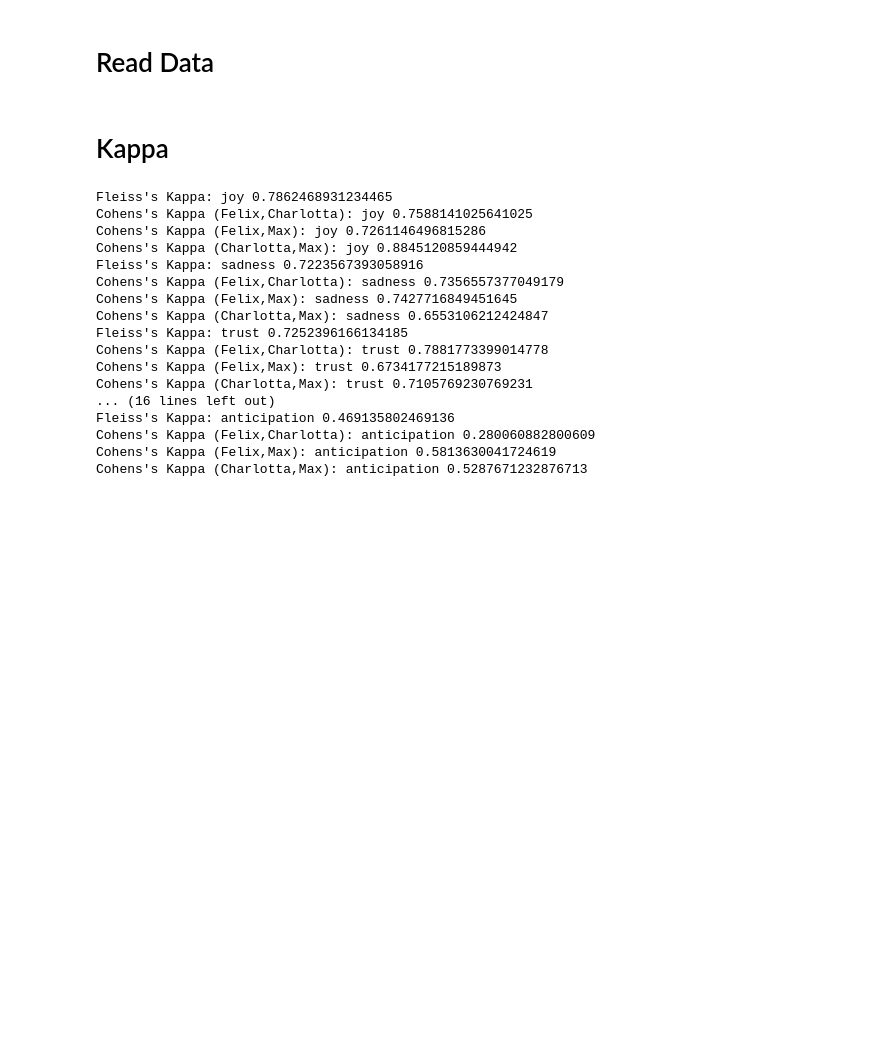
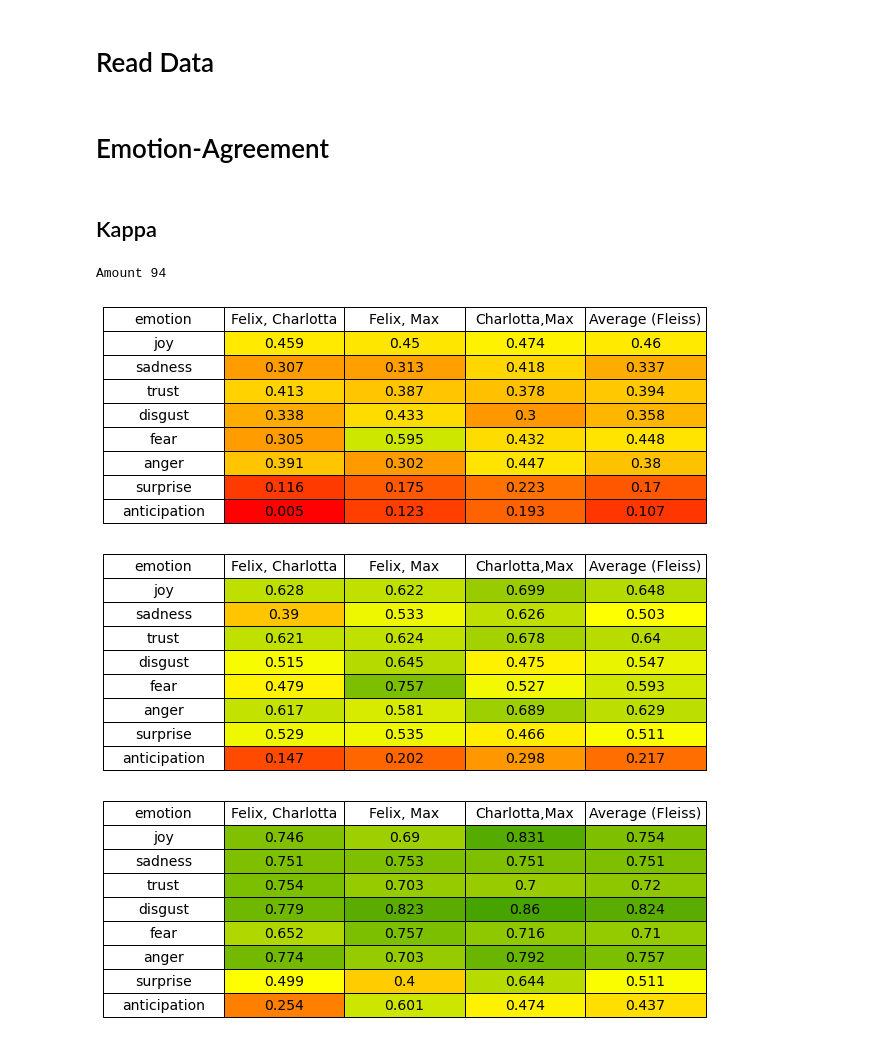
Before and after one commit to Stunkymonkey/emotion-analysis, a Jupyter notebook: excercise1/evaluation.ipynb, the cells around one changed output. Cells and saved outputs as stored; diff of their text form; code cells hidden in the pictures; blank space fills up the shorter version.

Commit message:
[ex1] add eval-tables

```diff
--- a/excercise1/evaluation.ipynb
+++ b/excercise1/evaluation.ipynb
@@ -27,11 +27,15 @@ df = df.dropna()
+# %%
+cmap = mcolors.LinearSegmentedColormap.from_list("", ["red", "yellow", "green"])
+# %% [markdown]
+# Emotion-Agreement
 # %% [markdown]
-# Kappa
+## Kappa
 # %%
 def equal_distance(label1, label2):
     label1, label2 = int(label1), int(label2)
     return 0.0 if label1 == label2 else 1.0
 
-def zero_other_distance(label1, label2):
+def on_off_split(label1, label2):
     label1, label2 = int(label1), int(label2)
     if label1 > 0:
         label1 = 1
@@ -43,7 +47,7 @@ def zero_other_distance(label1, label2):
         label2 = 0
     return 0.0 if label1 == label2 else 1.0
 
-def one_split_two_distance(label1, label2):
+def half_split(label1, label2):
     label1, label2 = int(label1), int(label2)
     if label1 > 1:
         label1 = 1
@@ -56,32 +60,49 @@ def one_split_two_distance(label1, label2):
     return 0.0 if label1 == label2 else 1.0
 # %%
 amount = len(df)
-for emotion in emotions:
-    formatted_codes = [[1,i,df[emotion +"-Felix"].iloc[i]] for i in range(amount)] + [[2,i,df[emotion +"-Charlotta"].iloc[i]] for i in range(amount)]  + [[3,i,df[emotion +"-Max"].iloc[i]] for i in range(amount)]
-    # data-input: (coder,item,label)
-    ratingtask = agreement.AnnotationTask(data=formatted_codes, distance=one_split_two_distance)
+print("Amount", amount)
 
-    print('Fleiss\'s Kappa:', emotion, ratingtask.multi_kappa())
-    print('Cohens\'s Kappa (Felix,Charlotta):', emotion, ratingtask.kappa_pairwise(1,2))
-    print('Cohens\'s Kappa (Felix,Max):', emotion, ratingtask.kappa_pairwise(1,3))
-    print('Cohens\'s Kappa (Charlotta,Max):', emotion, ratingtask.kappa_pairwise(2,3))
-    #print('Krippendorff\'s Alpha:', emotion, ratingtask.alpha())
+for distance in [equal_distance, on_off_split, half_split]:
+    result = pd.DataFrame()
+    for emotion in emotions:
+        formatted_codes = [[1,i,df[emotion +"-Felix"].iloc[i]] for i in range(amount)] + [[2,i,df[emotion +"-Charlotta"].iloc[i]] for i in range(amount)]  + [[3,i,df[emotion +"-Max"].iloc[i]] for i in range(amount)]
+        # data-input: (coder,item,label)
+        ratingtask = agreement.AnnotationTask(data=formatted_codes, distance=distance)
+
+        #print('Fleiss\'s Kappa:', emotion, ratingtask.multi_kappa())
+        #print('Cohens\'s Kappa (Felix,Charlotta):', emotion, ratingtask.kappa_pairwise(1,2))
+        #print('Cohens\'s Kappa (Felix,Max):', emotion, ratingtask.kappa_pairwise(1,3))
+        #print('Cohens\'s Kappa (Charlotta,Max):', emotion, ratingtask.kappa_pairwise(2,3))
+        #print('Krippendorff\'s Alpha:', emotion, ratingtask.alpha())
+        new_row = {'emotion':emotion, 'Felix, Charlotta':ratingtask.kappa_pairwise(1,2), 'Felix, Max':ratingtask.kappa_pairwise(1,3), 'Charlotta,Max':ratingtask.kappa_pairwise(2,3), 'Average (Fleiss)':ratingtask.multi_kappa()}
+        result = result.append(new_row, ignore_index=True)
+
+    # calulcate colors
+    color_values = cmap(result[['Felix, Charlotta', 'Felix, Max', 'Charlotta,Max', 'Average (Fleiss)']] )
+    colors = np.ones((8, 4+1,4))
+    colors[:,1:, :] = color_values
+
+    # round values
+    result[['Felix, Charlotta', 'Felix, Max', 'Charlotta,Max', 'Average (Fleiss)']] = result[['Felix, Charlotta', 'Felix, Max', 'Charlotta,Max', 'Average (Fleiss)']].round(3)
+
+    # order columns
+    result = result[['emotion', 'Felix, Charlotta', 'Felix, Max', 'Charlotta,Max', 'Average (Fleiss)']]
+
+    fig = plt.figure()
+    ax = fig.add_subplot(111, frameon=False, xticks=[], yticks=[])
+
+    table=plt.table(cellText=result.values, colLabels=result.columns,
+                    loc='center', cellLoc='center', colWidths = [0.18]*result.values.shape[1],
+                    cellColours=colors)
+    table.scale(2, 2)
+    table.auto_set_font_size(False)
+    table.set_fontsize(14)
+
+    plt.savefig("emotion-eval-" + distance.__name__ + ".png", bbox_inches="tight")
+    plt.show()
 # %% [output]
-Fleiss's Kappa: joy 0.7862468931234465
-Cohens's Kappa (Felix,Charlotta): joy 0.7588141025641025
-Cohens's Kappa (Felix,Max): joy 0.7261146496815286
-Cohens's Kappa (Charlotta,Max): joy 0.8845120859444942
-Fleiss's Kappa: sadness 0.7223567393058916
-Cohens's Kappa (Felix,Charlotta): sadness 0.7356557377049179
-Cohens's Kappa (Felix,Max): sadness 0.7427716849451645
-Cohens's Kappa (Charlotta,Max): sadness 0.6553106212424847
-Fleiss's Kappa: trust 0.7252396166134185
-Cohens's Kappa (Felix,Charlotta): trust 0.7881773399014778
-Cohens's Kappa (Felix,Max): trust 0.6734177215189873
-Cohens's Kappa (Charlotta,Max): trust 0.7105769230769231
-... (16 lines left out)
-Fleiss's Kappa: anticipation 0.469135802469136
-Cohens's Kappa (Felix,Charlotta): anticipation 0.280060882800609
-Cohens's Kappa (Felix,Max): anticipation 0.5813630041724619
-Cohens's Kappa (Charlotta,Max): anticipation 0.5287671232876713
+Amount 94
+[figure, added]
+[figure, added]
+[figure, added]
 # %% [markdown]
```
Also changed, not shown: parts of 5 cells of this notebook, 3 other files.
